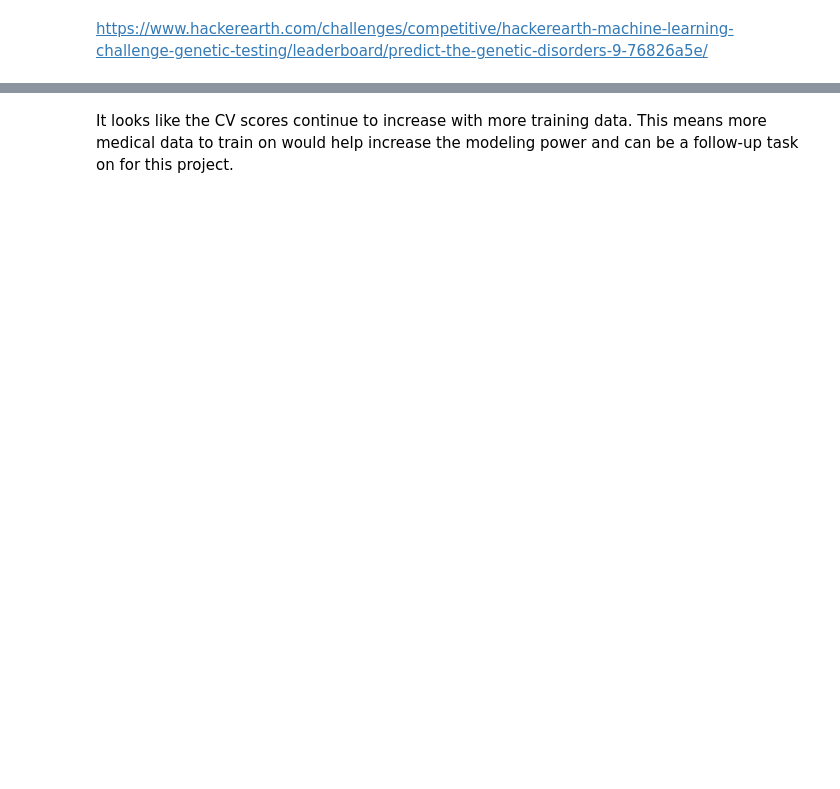
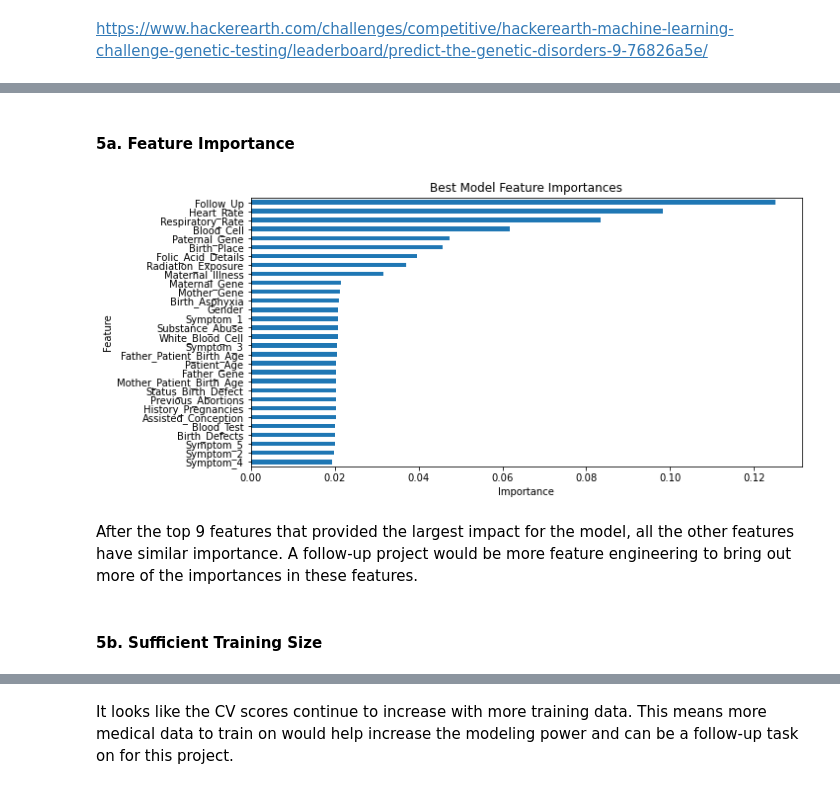
Before and after one commit to ehsung/Capstone-Project-2---Identify-Genetic-Disorder-is-Children, a Jupyter notebook: Notebooks/4. Modeling and Conclusion.ipynb, the cells around one changed output, grey strips where cells are left out. Cells and saved outputs as stored; diff of their text form; code cells hidden in the pictures; blank space fills up the shorter version.

```diff
--- a/Notebooks/4. Modeling and Conclusion.ipynb
+++ b/Notebooks/4. Modeling and Conclusion.ipynb
@@ -120,3 +212,20 @@ https://www.hackerearth.com/challenges/competitive/hackerearth-machine-learning-
+# %% [markdown]
+#### 5a. Feature Importance <a id='Feature_Importance'></a>
+# %%
+plt.subplots(figsize=(10, 5))
+imps_features = Best_Model.feature_importances_
+best_model_imps = pd.Series(imps_features, index=Best_Model.X_columns).sort_values(ascending=True)
+best_model_imps.plot(kind='barh')
+plt.xlabel('Importance')
+plt.ylabel('Feature')
+plt.title('Best Model Feature Importances');
+plt.show()
+# %% [output]
+[figure, added]
+# %% [markdown]
+After the top 9 features that provided the largest impact for the model, all the other features have similar importance. A follow-up project would be more feature engineering to bring out more of the importances in these features.
+# %% [markdown]
+#### 5b. Sufficient Training Size <a id='Training_Size'></a>
 # %%
 fractions = [.2, .25, .3, .35, .4, .45, .5, .6, .75, .8, 1.0]
 train_size, train_scores, test_scores = learning_curve(Best_Model, X, encoded_y, train_sizes=fractions, n_jobs=-1, random_state=123)
```
Also changed, not shown: parts of 32 cells of this notebook, 2 other files.
